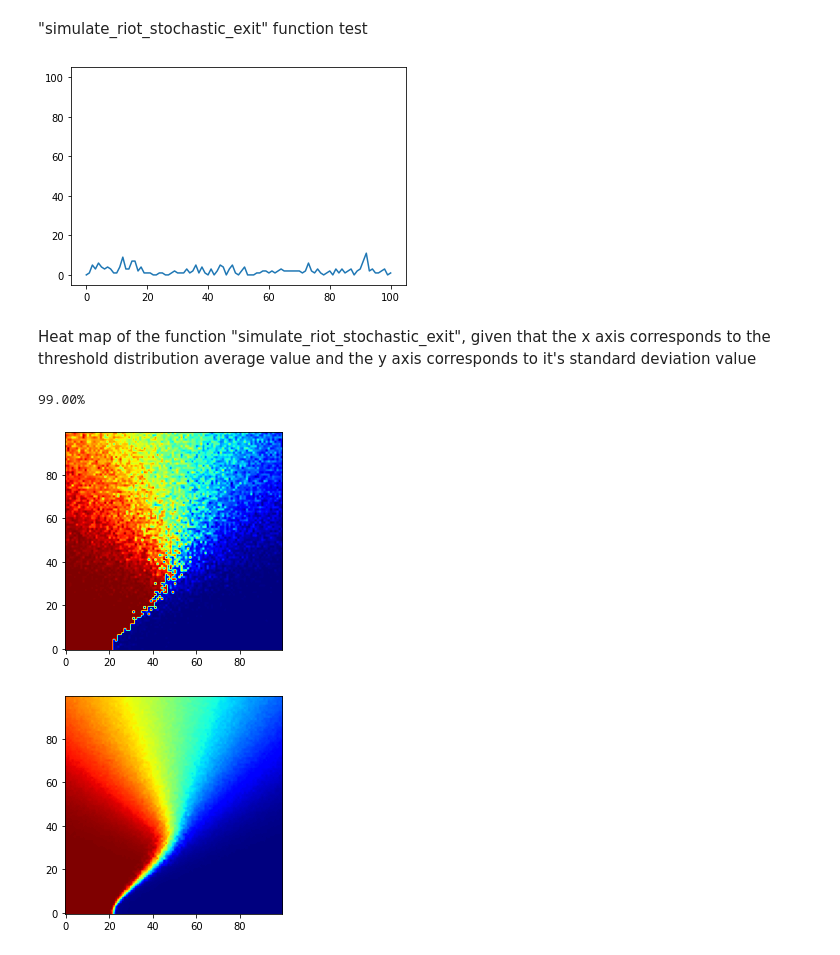
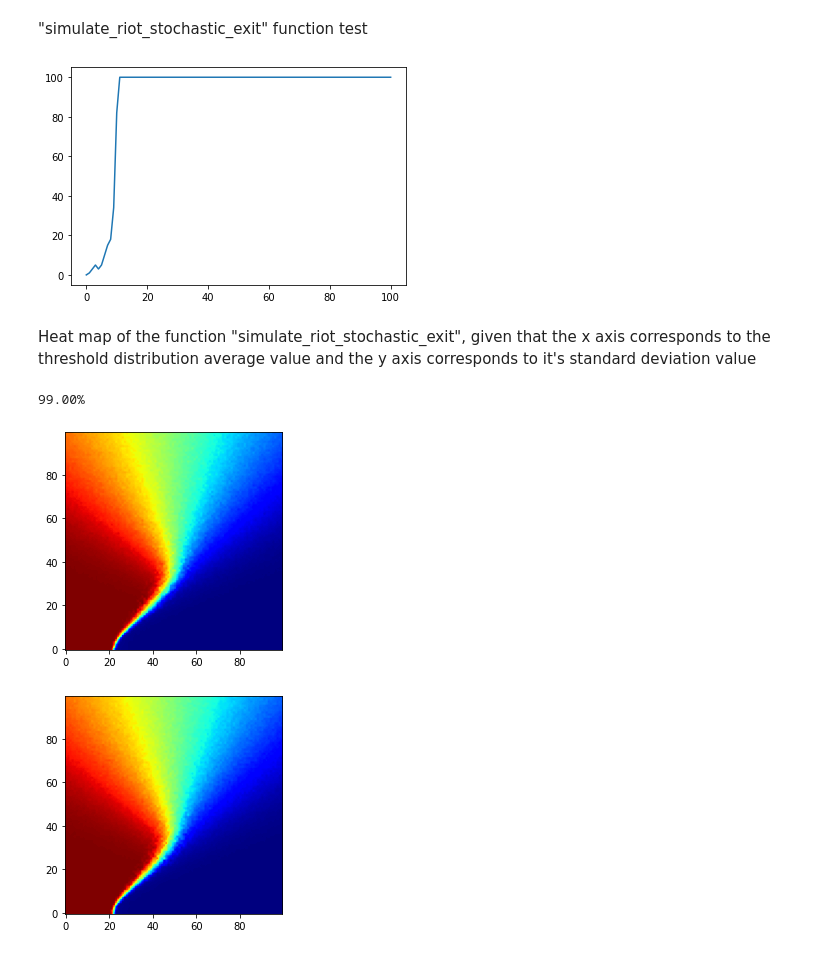
Before and after one commit to AlantheBenign/Critical-mass-model-for-social-dynamic, a Jupyter notebook: Modelo Novo/Stochastic threshold model.ipynb, the cells around one changed output. Drawn from its saved outputs; the diff is of its cells as text; code cells hidden in the pictures.

```diff
--- a/Modelo Novo/Stochastic threshold model.ipynb
+++ b/Modelo Novo/Stochastic threshold model.ipynb
@@ -139,9 +57,9 @@ average = 25
 deviations = np.arange(0,100)  # standard deviations of the normal distribution
 simulations = 100                    # number of simulations per standard deviation value
 averages = np.array([])
-steps = np.arange(1,26)
+steps = np.arange(1,50)
 
-heat_map = np.zeros((25,100))
+heat_map = np.zeros((49,100))
 
 for k in steps:
     clear_output(wait=True)
@@ -152,8 +70,8 @@ for k in steps:
 
         for j in range(simulations):
             agents = func.create_agents(N,average,i)
-            size = func.simulate_riot_stochastic(agents, k)[1]
-            average_size += size
+            size = func.simulate_riot_stochastic(agents, k)
+            average_size += size[-1]
 
         average_size = average_size/simulations
         averages = np.append(averages, average_size)
@@ -172,19 +93,19 @@ deviations = np.arange(0,100)         # standard deviations of the normal distri
 simulations = 100                     # number of simulations per standard deviation value
 steps = 100
 
-heat_map = np.zeros((100,100))
+heat_map = heat_map = np.zeros((len(averages_sample),len(deviations)))
 
 for k in averages_sample:
     clear_output(wait=True)
     print(str("%.2f" % (k)+"%"), end="\n")
 
-    for i in deviations:
+    for i in deviations:         # a set of simulations per standard deviation value
         average_size = 0
 
-        for j in range(simulations):
+        for j in range(simulations):   # riot simulation
             agents = func.create_agents(N,k,i)
-            size = func.simulate_riot_stochastic(agents, steps)[1]
-            average_size += size
+            size = func.simulate_riot_stochastic(agents, steps)
+            average_size += size[-1]
 
         average_size = average_size/simulations
         heat_map[i][k] = average_size
@@ -213,8 +137,8 @@ for k in averages_sample:
 
         for j in range(simulations):
             agents = func.create_agents(N,k,i)
-            size = func.simulate_riot_stochastic_2(agents, steps)[1]
-            average_size += size
+            size = func.simulate_riot_stochastic_2(agents, steps)
+            average_size += size[-1]
 
         average_size = average_size/simulations
         heat_map[i][k] = average_size
@@ -257,49 +181,49 @@ agents = func.create_agents(N,average,deviation)
 
 steps = 100
 
-(progression, size) = func.simulate_riot_stochastic_exit(agents, steps)
+progression = func.simulate_riot_stochastic_exit(agents, steps)
 
 plt.figure()
 plt.plot(progression)
 plt.ylim(-5,105)
 plt.show()
 # %% [output]
-[figure, old version]
+[figure, new version]
 # %% [markdown]
 Heat map of the function "simulate_riot_stochastic_exit", given that the x axis corresponds to the threshold distribution average value and the y axis corresponds to it's standard deviation value
 # %%
 N = 100
 average_max = 100
 deviation_max = 100
 averages_sample = np.arange(0,average_max)# average value of the normal distribution
 deviations = np.arange(0,deviation_max)  # standard deviations of the normal distribution
-simulations = 1                           # number of simulations per standard deviation value
+simulations = 100                           # number of simulations per standard deviation value
 steps = 100
 
 heat_map = np.zeros((average_max,deviation_max))
 
 for k in averages_sample:
     clear_output(wait=True)
     print(str("%.2f" % (k/average_max * 100)+"%"), end="\n")
 
     for i in deviations:
         average_size = 0
 
         for j in range(simulations):
             agents = func.create_agents(N,k,i)
-            size = func.simulate_riot_stochastic_exit(agents, steps)[1]
-            average_size += size
+            size = func.simulate_riot_stochastic_exit(agents, steps)
+            average_size += size[-1]
 
         average_size = average_size/simulations
         heat_map[i][k] = average_size
 
 plt.figure()
 plt.imshow(heat_map, origin="lower",cmap="jet")
 #plt.savefig("Média e Desvio Padrão - Estocástico_2_100simulacoes")
 plt.show()
 # %% [output]
 99.00%
-[figure, old version]
+[figure, new version]
 # %%
 plt.figure()
 plt.imshow(heat_map, origin="lower",cmap="jet")
```
Also changed, not shown: parts of 10 cells of this notebook, 6 other files.
